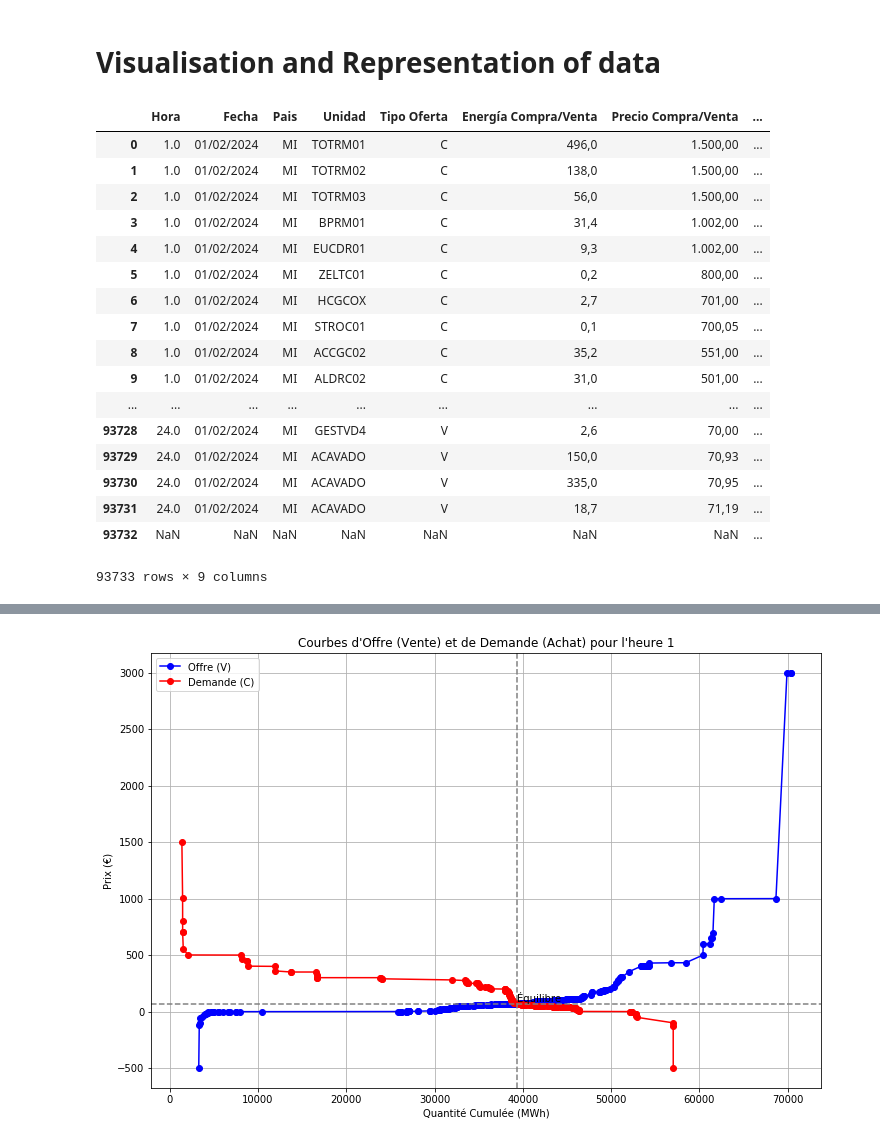
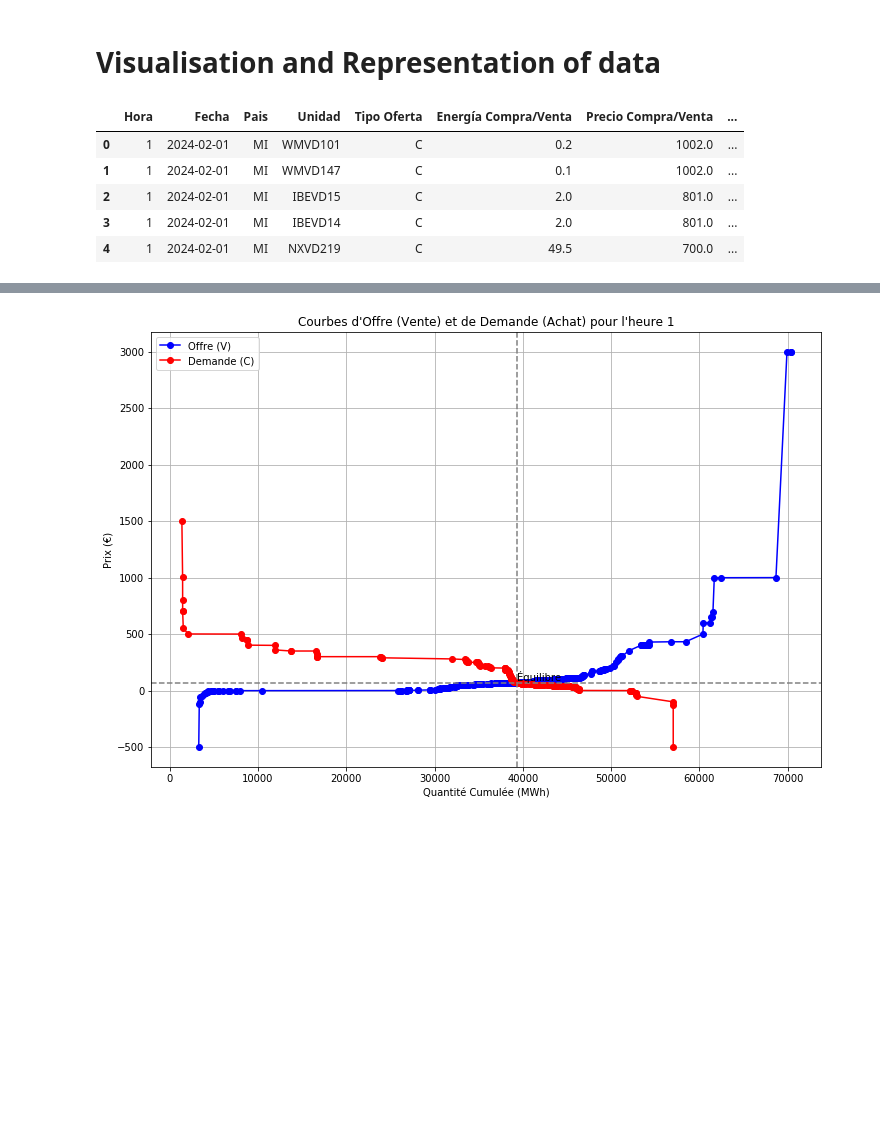
Before and after one commit to joseluissanchezr/analisis_datos, a Jupyter notebook: Grupo_3/visualisation.ipynb, the cells around one changed output, grey strips where cells are left out. Cells and saved outputs as stored; diff of their text form; code cells hidden in the pictures; blank space fills up the shorter version.

```diff
--- a/Grupo_3/visualisation.ipynb
+++ b/Grupo_3/visualisation.ipynb
@@ -7,24 +6,11 @@ import os
 # %%
 # Lire les premières lignes du fichier pour inspecter sa structure
-file_path = '/Users/mac/Desktop/Datos/analisis_datos/Grupo_3/data/curva_pbc_uof_20240201.1'
-df = pd.read_csv(file_path, encoding='latin1', sep=';', skiprows=2)
-df
+df = pd.read_csv("data/curva_pibc_uof_2024020101_limpio.csv", sep=";", encoding="latin1")
+df.head()
 # %% [output]
 |  | Hora | Fecha | Pais | Unidad | Tipo Oferta | Energía Compra/Venta | Precio Compra/Venta | ... |
-| 0 | 1.0 | 01/02/2024 | MI | TOTRM01 | C | 496,0 | 1.500,00 | ... |
-| 1 | 1.0 | 01/02/2024 | MI | TOTRM02 | C | 138,0 | 1.500,00 | ... |
-| 2 | 1.0 | 01/02/2024 | MI | TOTRM03 | C | 56,0 | 1.500,00 | ... |
-| 3 | 1.0 | 01/02/2024 | MI | BPRM01 | C | 31,4 | 1.002,00 | ... |
-| 4 | 1.0 | 01/02/2024 | MI | EUCDR01 | C | 9,3 | 1.002,00 | ... |
-| 5 | 1.0 | 01/02/2024 | MI | ZELTC01 | C | 0,2 | 800,00 | ... |
-| 6 | 1.0 | 01/02/2024 | MI | HCGCOX | C | 2,7 | 701,00 | ... |
-| 7 | 1.0 | 01/02/2024 | MI | STROC01 | C | 0,1 | 700,05 | ... |
-| 8 | 1.0 | 01/02/2024 | MI | ACCGC02 | C | 35,2 | 551,00 | ... |
-| 9 | 1.0 | 01/02/2024 | MI | ALDRC02 | C | 31,0 | 501,00 | ... |
-| ... | ... | ... | ... | ... | ... | ... | ... | ... |
-| 93728 | 24.0 | 01/02/2024 | MI | GESTVD4 | V | 2,6 | 70,00 | ... |
-| 93729 | 24.0 | 01/02/2024 | MI | ACAVADO | V | 150,0 | 70,93 | ... |
-| 93730 | 24.0 | 01/02/2024 | MI | ACAVADO | V | 335,0 | 70,95 | ... |
-| 93731 | 24.0 | 01/02/2024 | MI | ACAVADO | V | 18,7 | 71,19 | ... |
-| 93732 | NaN | NaN | NaN | NaN | NaN | NaN | NaN | ... |
+| 0 | 1 | 2024-02-01 | MI | WMVD101 | C | 0.2 | 1002.0 | ... |
+| 1 | 1 | 2024-02-01 | MI | WMVD147 | C | 0.1 | 1002.0 | ... |
+| 2 | 1 | 2024-02-01 | MI | IBEVD15 | C | 2.0 | 801.0 | ... |
+| 3 | 1 | 2024-02-01 | MI | IBEVD14 | C | 2.0 | 801.0 | ... |
+| 4 | 1 | 2024-02-01 | MI | NXVD219 | C | 49.5 | 700.0 | ... |
-93733 rows × 9 columns
```
Also changed, not shown: parts of 10 cells of this notebook, 7 other files.
